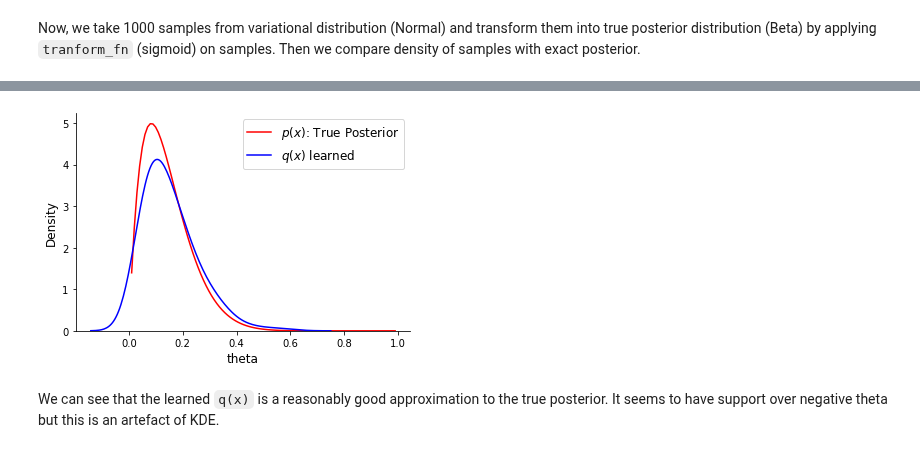
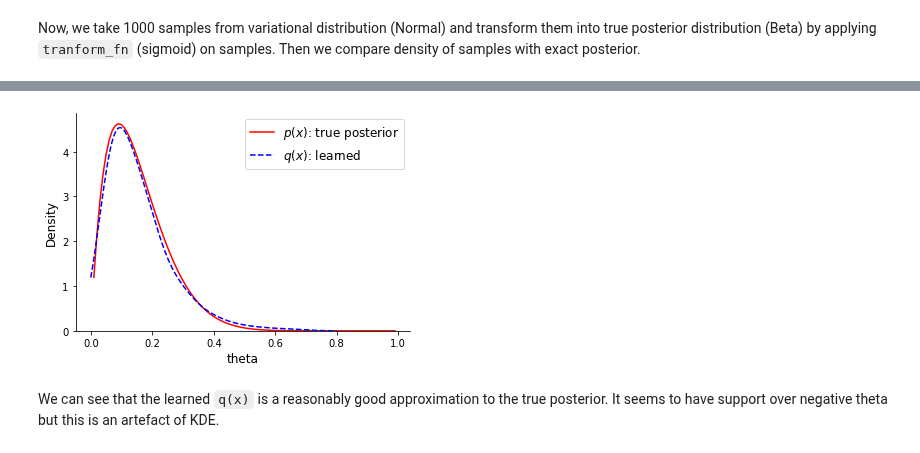
Before and after one commit to probml/probml-notebooks, a Jupyter notebook: notebooks/advi_beta_binom_jax.ipynb, the cells around one changed output, grey strips where cells are left out. Saved outputs shown, nothing was run; the diff lists cells and outputs as text; code cells hidden in the pictures.

Commit message:
added clip argument and updated bw_adjust in kde plot

```diff
--- a/notebooks/advi_beta_binom_jax.ipynb
+++ b/notebooks/advi_beta_binom_jax.ipynb
@@ -99,6 +92,8 @@ Dataset: [1 1 1 0 0 0 0 0 0 1 0 1]
 # %%
 # Use same data as https://github.com/probml/probml-notebooks/blob/main/notebooks/beta_binom_approx_post_pymc.ipynb
+key = jax.random.PRNGKey(128)
 dataset = np.repeat([0, 1], (10, 1))
+n_samples =  len(dataset)
 print(f"Dataset: {dataset}")
 n_heads = dataset.sum()
 n_tails = n_samples - n_heads
@@ -285,13 +277,13 @@ We can see that after 200 iterations ELBO is optimized and not changing too much
 Now, we take 1000 samples from variational distribution (Normal) and transform them into true posterior distribution (Beta) by applying `tranform_fn` (sigmoid) on samples. Then we compare density of samples with exact posterior.
 # %%
 q_learned = variational_distribution_q(optimized_params)
-key, subkey = jax.random.split(key)
+key = jax.random.PRNGKey(128)
 q_learned_samples = q_learned.sample(1000, seed=key) # q(z|D)
 transformed_samples = transform_fn(q_learned_samples) #transform Normal samples into Beta samples
 
 theta_range = jnp.linspace(0.01,0.99,100)
-plt.plot(theta_range, exact_posterior.prob(theta_range),"r" , label="$p(x)$: True Posterior")
-sns.kdeplot(transformed_samples, color="blue" ,label="$q(x)$ learned", bw_adjust=2)
+plt.plot(theta_range, exact_posterior.prob(theta_range),"r" , label="$p(x)$: true posterior")
+sns.kdeplot(transformed_samples, color="blue" ,label="$q(x)$: learned", bw_adjust=1.5, clip=(0.0,1.0), linestyle="--")
 
 plt.xlabel("theta")
 plt.legend() #bbox_to_anchor=(1.5, 1));
@@ -303,4 +294,4 @@ WARNING:root:The use of `check_types` is deprecated and does not have any effect
-[figure, old version]
+[figure, new version]
 # %% [markdown]
 We can see that the learned `q(x)` is a reasonably good approximation to the true posterior. It seems to have support over negative theta but this is an artefact of KDE.
 # %%
```
Also changed, not shown: parts of 15 cells of this notebook.
